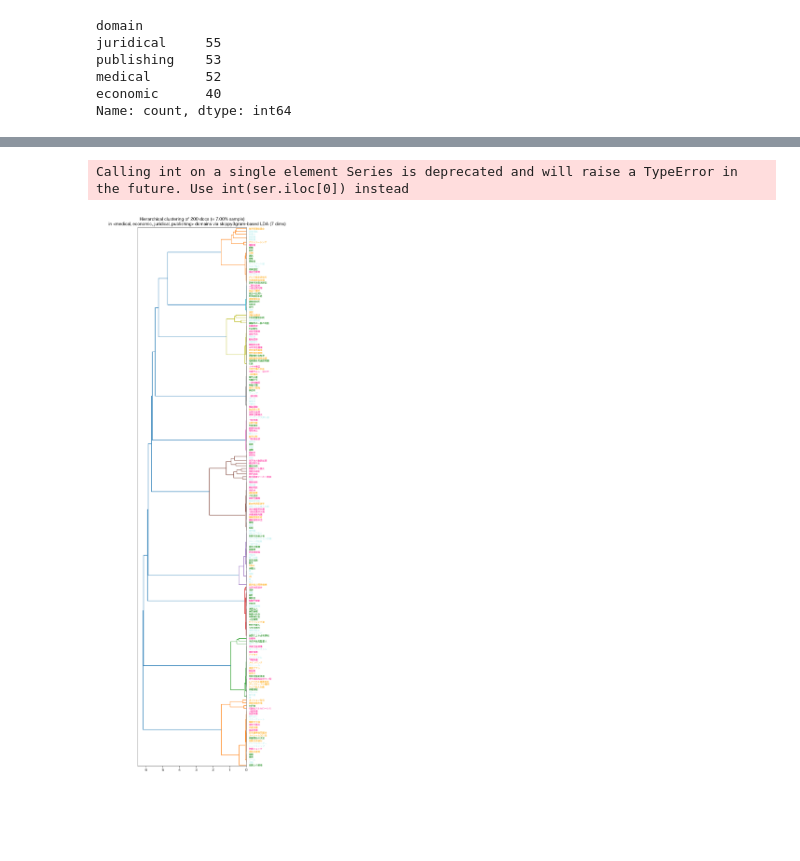
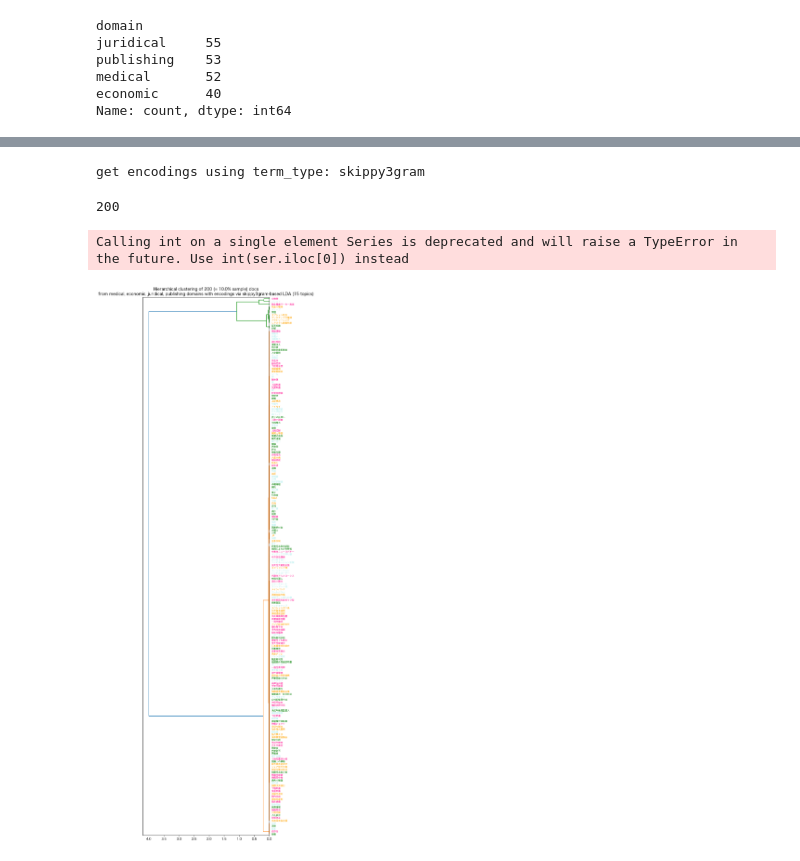
Before and after one commit to kow-k/LDA-mixed-terms, a Jupyter notebook: LDA-mixed-terms.ipynb, the cells around one changed output, grey strips where cells are left out. Cells and saved outputs as stored; diff of their text form; code cells hidden in the pictures; blank space fills up the shorter version.

Commit message:
Revert "Update LDA-mixed-terms.ipynb"
This reverts commit 7f4b4ff42d6de4c59132157c8f0f07b0d4ebaf39.

```diff
--- a/LDA-mixed-terms.ipynb
+++ b/LDA-mixed-terms.ipynb
@@ -362,7 +345,7 @@ if check:
 # %%
-## df に enc の列を追加
-df['enc'] = doc_encoding
-if verbose:
+## df に encoding の列を追加: tuple なので map(..) が必要
+df['enc'] = [ list(map(lambda x: x[1], enc)) for enc in encoding ]
+if check:
     df
 # %% [markdown]
 # t-SNE を使った可視化
@@ -423,6 +394,7 @@ for i, doc_perplexity_val in enumerate(doc_perplexity_vals):
 # 階層クラスタリング
 # %%
 ## 階層クラスタリングのための事例サンプリング
+
 import os, pickle
 
 ## データの再利用のための設定
@@ -430,6 +402,7 @@ target_dir = "saves"
 signature  = "hc-df-sampled-"
 
 ## サンプリング処理
+
 reload_df_sampled = True
 save_a_new_df     = False # データを更新する時に True にする
 
@@ -444,11 +417,13 @@ with open(target_p_fpath, 'rb') as data:
     df_sampled_reloaded = pickle.load(data)
 
 ##
-hc_sampling_rate = 0.07 # 変更可能: 大きくし過ぎると図が見にくい
+df_size = len(df)
+hc_sampling_rate = 0.1 # 変更可能: 大きくし過ぎると図が見にくい
+
 if reload_df_sampled:
     df_sampled = df_sampled_reloaded
 else:
-    df_sampled = df.sample(round(len(df) * hc_sampling_rate))
+    df_sampled = df.sample(round(df_size * hc_sampling_rate))
     ## 保存
     if save_a_new_df:
         import datetime as dt
@@ -491,57 +470,76 @@ if verbose:
+# %%
+# df_sampled['enc'] の再エンコード
+
+print(f"get encodings using term_type: {term_type}")
+
+check = False
+re_encoding = [ ]
+for i, row in df_sampled.iterrows():
+    if check:
+        print(f"row: {row}")
+    doc = row[doc_type]
+    bot = row[term_type]
+    ## get_document_topics(..) では　minimu_probability = 0 としないと
+    ## 値が十分に大きな topics に関してだけ値が取れる
+    enc = lda.get_document_topics(diction.doc2bow(bot), minimum_probability = 0)
+    if check:
+        print(f"enc: {enc}")
+    re_encoding.append(enc)
+#
+len(re_encoding)
+# %% [output]
+get encodings using term_type: skippy3gram
+200
+# %%
+## 値の更新
+check = False
+df_sampled['enc'] = [ enc[-1] for enc in re_encoding ]
+if check:
+    df_sampled
 # %%
 ## doc 階層クラスタリングの実行
+
+from scipy.cluster.hierarchy import dendrogram, linkage
+
+## 距離行列の生成
+
+## 生データから
+doc_linkage_plain = linkage(list(df_sampled['enc']), method = 'ward', metric = 'euclidean')
+
 import numpy as np
 import plotly
 import matplotlib.pyplot as plt
 plt.rcParams["font.family"] = "Hiragino sans" # 日本語表示のための設定
 
 ## 描画サイズの指定
-plt.figure(figsize = (6, round(10 * len(df_sampled) * 0.015))) # This needs to be run here, before dendrogram construction.
+plt.figure(figsize = (7, round(10 * len(df_sampled) * 0.015))) # This needs to be run here, before dendrogram construction.
 
 ## 事例ラベルの生成
 label_vals = [ x[:max_doc_length] for x in list(df_sampled[doc_type]) ] # truncate doc keys
 
-## 距離行列の生成
-from scipy.cluster.hierarchy import dendrogram, linkage
-doc_linkage_plain = linkage(list(df_sampled['enc']), method = 'ward', metric = 'euclidean')
-
 ## 樹状分岐図の作成
 dendrogram(doc_linkage_plain, orientation = 'left', labels = label_vals, leaf_font_size = 7)
-
-## 題の指定
-df_size = len(df_sampled)
-sampling_rate = f"{100 * hc_sampling_rate:.2f}"
-domain_names = ', '.join(selected_domains.keys())
-if use_FastText:
-    if use_LDA:
-        title_val = f"Hierarchical clustering of {df_size} docs (= {sampling_rate}% sample)\n\
-            in <{domain_names}> domains via {term_type}-based {encoding_method} (dims: {n_topics}, window size: {window_size})"
-    else:
-        title_val = f"Hierarchical clustering of {df_size} docs (= {sampling_rate}% sample)\n\
-            in <{domain_names}> domains via {encoding_method} (dims: {n_topics}, window size: {window_size})"
-else:
-    title_val = f"Hierarchical clustering of {df_size} docs (= {sampling_rate}% sample)\n\
-        in <{domain_names}> domains via {term_type}-based {encoding_method} ({n_topics} dims)"
-plt.title(title_val)
+plt.title(f"Hierarchical clustering of {len(df_sampled)} (= {100 * hc_sampling_rate}% sample) docs\n\
+from {', '.join(selected_domains.keys())} domains with encodings via {term_type}-based LDA ({n_topics} topics)")
 
 ## ラベルに domain に対応する色を付ける
 ax = plt.gca()
 for ticker in ax.get_ymajorticklabels():
     word = ticker.get_text()
     matched_rows = df_sampled.loc[df_sampled[doc_type] == word]
     if len(matched_rows) == 1:
         row = matched_rows
     else:
         row = matched_rows.iloc[0] # matched_rows[0] fails to work
     ## extract domain_id value
     try:
         domain_id = int(row['domain_id'])
         #ticker.set_color(plotly.colors.qualitative.Plotly[domain_id + 1]) # id の基数調整
         ticker.set_color(colormap[domain_id]) # id の基数調整
     except TypeError:
         pass
 #
 plt.show()
 # %% [output]
 Calling int on a single element Series is deprecated and will raise a TypeError in the future. Use int(ser.iloc[0]) instead
-[figure, old version]
+[figure, new version]
```
Also changed, not shown: parts of 17 cells of this notebook.
